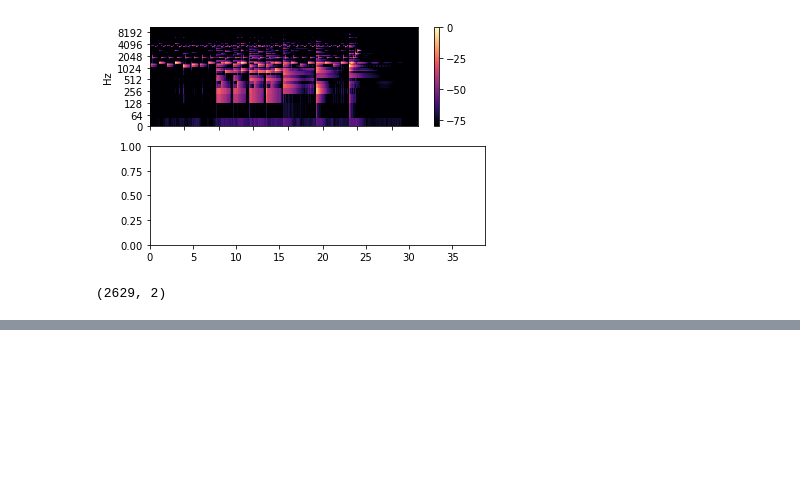
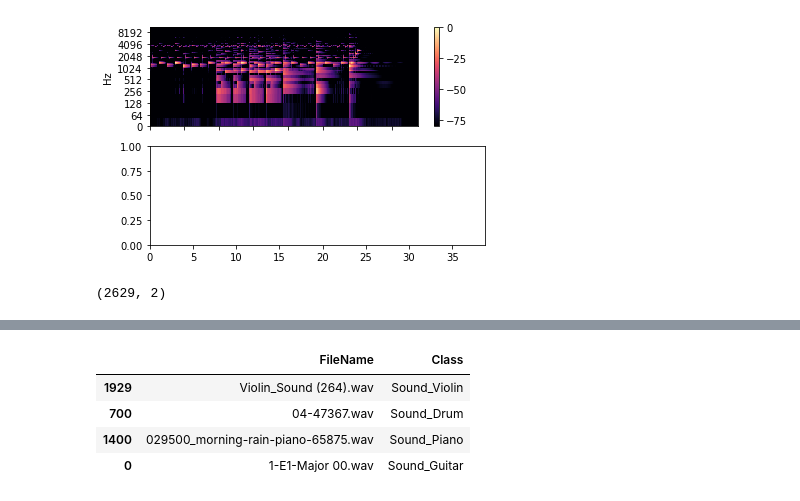
Before and after one commit to clementgilli/Musical-Instruments-Classifier, a Jupyter notebook: worksheet_clem.ipynb, the cells around one changed output, grey strips where cells are left out. Drawn from its saved outputs; the diff is of its cells as text; code cells hidden in the pictures; blank space fills up the shorter version.

```diff
--- a/worksheet_clem.ipynb
+++ b/worksheet_clem.ipynb
@@ -127,3 +116,12 @@ import IPython.display as ipd
 ipd.Audio("./dataset/Train_submission/Train_submission/"+df_train["FileName"][700])
 # %% [output]
 [interactive output not drawn]
+# %%
+df_exp = pd.concat([violin[0:1], drum[0:1], piano[0:1], guitar[0:1]])
+df_exp
+# %% [output]
+|  | FileName | Class |
+| 1929 | Violin_Sound (264).wav | Sound_Violin |
+| 700 | 04-47367.wav | Sound_Drum |
+| 1400 | 029500_morning-rain-piano-65875.wav | Sound_Piano |
+| 0 | 1-E1-Major 00.wav | Sound_Guitar |
```
Also changed, not shown: parts of 6 cells of this notebook.
